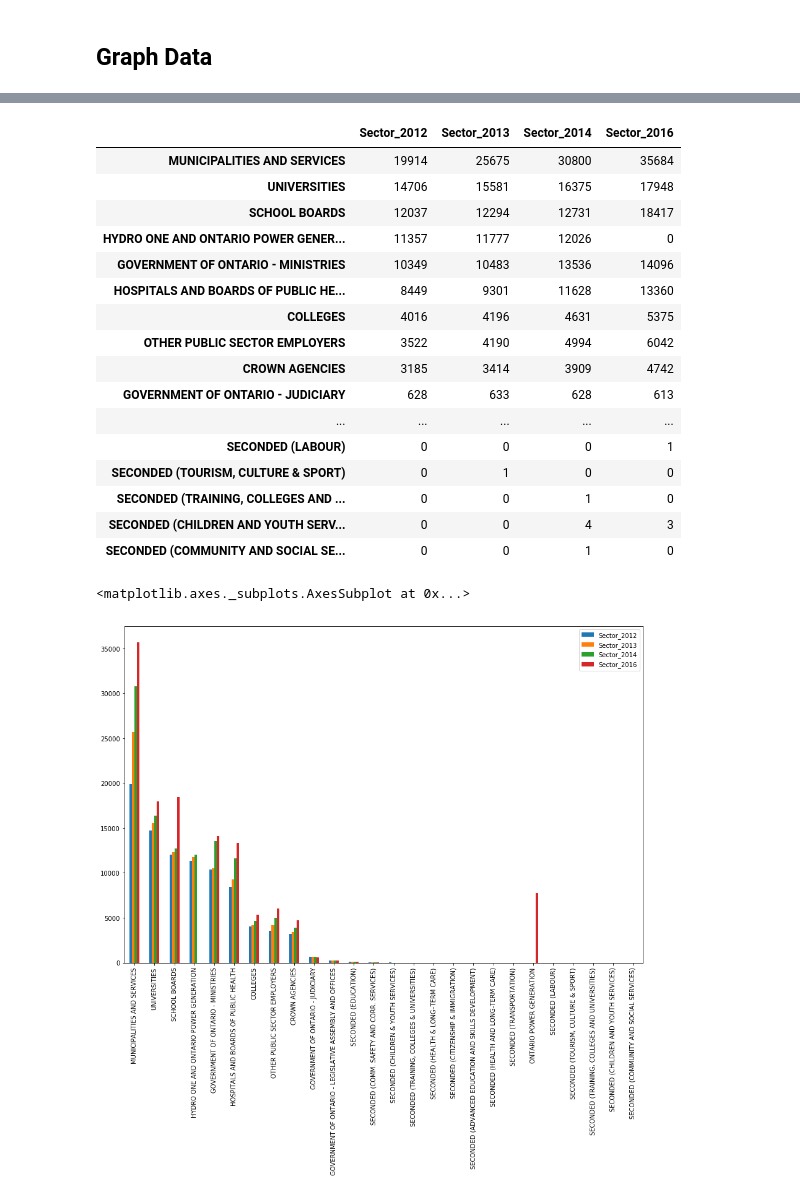
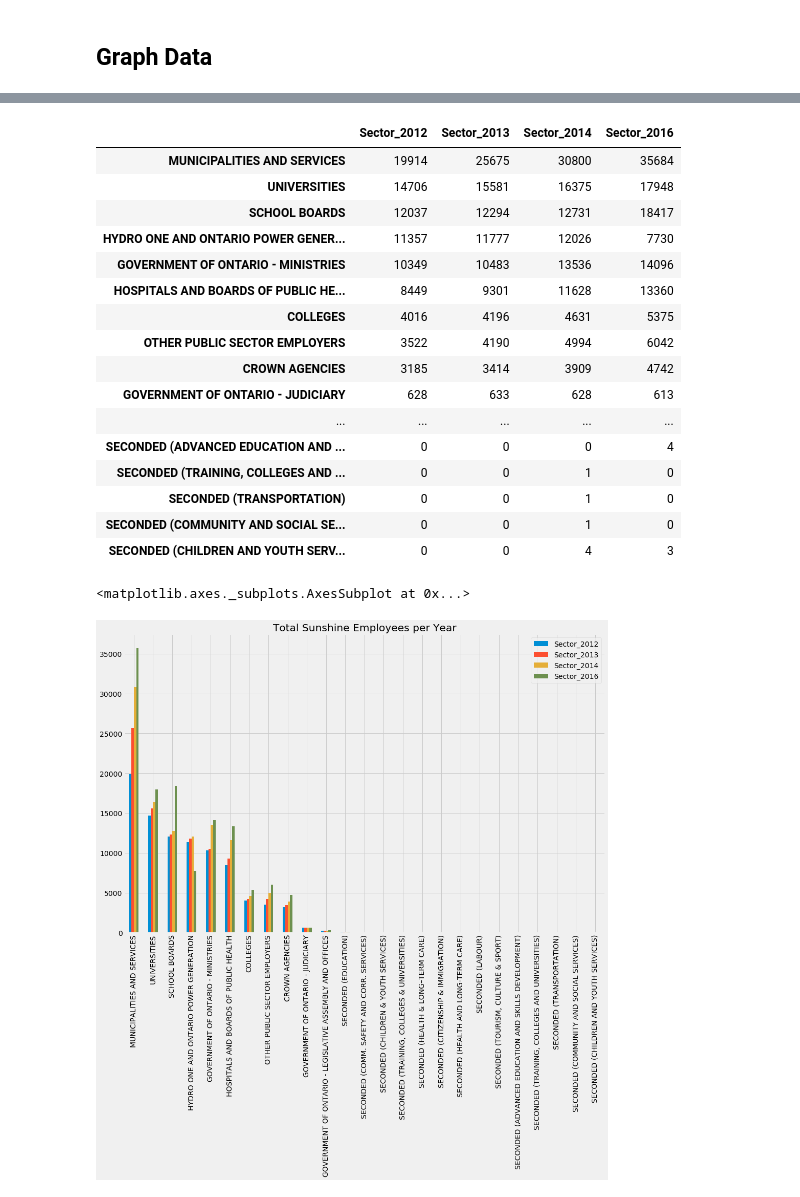
Before and after one commit to StanleyTYLau/Sunshine_List, a Jupyter notebook: Ontario Sunshine List.ipynb, the cells around one changed output, grey strips where cells are left out. Cells and saved outputs as stored; diff of their text form; code cells hidden in the pictures.

```diff
--- a/Ontario Sunshine List.ipynb
+++ b/Ontario Sunshine List.ipynb
@@ -1,6 +1,8 @@
 # %%
 import pandas as pd
 %matplotlib inline
+import matplotlib.pyplot as plt
+plt.style.use('fivethirtyeight')
 # %%
 ss2012 = pd.read_csv('SunShine List/sunshine 2012.csv')
 ss2013 = pd.read_csv('SunShine List/sunshine 2013.csv')
@@ -30,3 +32,5 @@ ss2014.head(2)
 ss2015.head(2)
 ss2015["Calendar Year"] = 2016 # Cleaning data as secondary information was placed in Calendar Year.
 ss2015.head()
+#2016 Data: Ontario Power to match previous years labels - Hydro One privatized.
+ss2015["Sector"] = ss2015["Sector"].str.replace("Ontario Power Generation","HYDRO ONE AND ONTARIO POWER GENERATION")
@@ -263,7 +281,7 @@ sectors_in_years
 | MUNICIPALITIES AND SERVICES | 19914 | 25675 | 30800 | 35684 |
 | UNIVERSITIES | 14706 | 15581 | 16375 | 17948 |
 | SCHOOL BOARDS | 12037 | 12294 | 12731 | 18417 |
-| HYDRO ONE AND ONTARIO POWER GENER... | 11357 | 11777 | 12026 | 0 |
+| HYDRO ONE AND ONTARIO POWER GENER... | 11357 | 11777 | 12026 | 7730 |
 | GOVERNMENT OF ONTARIO - MINISTRIES | 10349 | 10483 | 13536 | 14096 |
 | HOSPITALS AND BOARDS OF PUBLIC HE... | 8449 | 9301 | 11628 | 13360 |
 | COLLEGES | 4016 | 4196 | 4631 | 5375 |
@@ -271,16 +289,16 @@ sectors_in_years
 | CROWN AGENCIES | 3185 | 3414 | 3909 | 4742 |
 | GOVERNMENT OF ONTARIO - JUDICIARY | 628 | 633 | 628 | 613 |
 | ... | ... | ... | ... | ... |
-| SECONDED (LABOUR) | 0 | 0 | 0 | 1 |
-| SECONDED (TOURISM, CULTURE & SPORT) | 0 | 1 | 0 | 0 |
+| SECONDED (ADVANCED EDUCATION AND ... | 0 | 0 | 0 | 4 |
 | SECONDED (TRAINING, COLLEGES AND ... | 0 | 0 | 1 | 0 |
+| SECONDED (TRANSPORTATION) | 0 | 0 | 1 | 0 |
+| SECONDED (COMMUNITY AND SOCIAL SE... | 0 | 0 | 1 | 0 |
 | SECONDED (CHILDREN AND YOUTH SERV... | 0 | 0 | 4 | 3 |
-| SECONDED (COMMUNITY AND SOCIAL SE... | 0 | 0 | 1 | 0 |
 # %%
-sectors_in_years.plot(kind='bar',figsize=(15,10))
+sectors_in_years.plot(title='Total Sunshine Employees per Year', kind='bar',figsize=(15,10))
 # %% [output]
 <matplotlib.axes._subplots.AxesSubplot at 0x...>
-[figure, old version]
+[figure, new version]
 # %%
 def over_1000(row):
     return (row[0]>1000) | (row[1]>1000) | (row[2]>1000) | (row[3]>1000)
```
Also changed, not shown: parts of 14 cells of this notebook.
